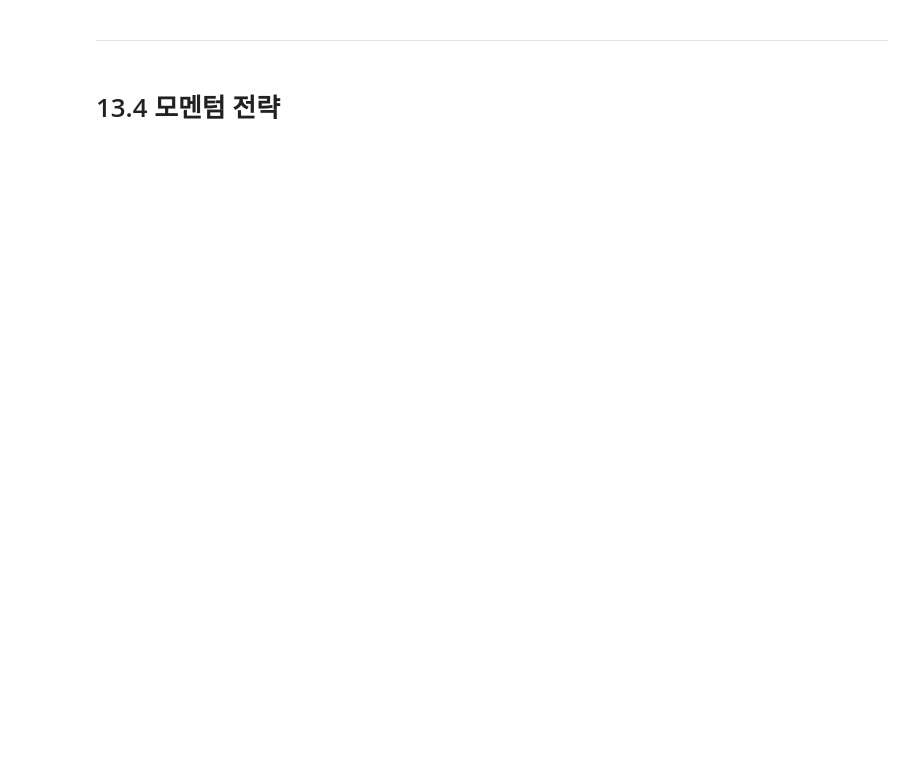
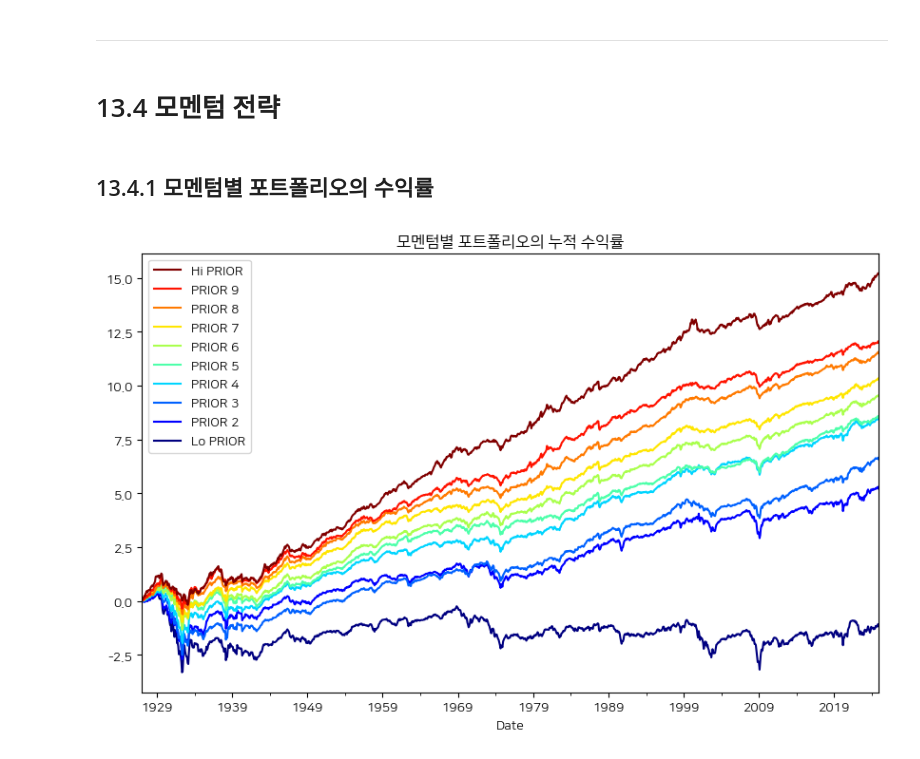
Before and after one commit to Glesep/Quant, a Jupyter notebook: chap_13/chap13.ipynb, the cells around one changed output. Cells and saved outputs as stored; diff of their text form; code cells hidden in the pictures; blank space fills up the shorter version.

```diff
--- a/chap_13/chap13.ipynb
+++ b/chap_13/chap13.ipynb
@@ -225,3 +335,28 @@ data_bind.loc[value_sum_all <= 20]
 ---
 # %% [markdown]
 # 13.4 모멘텀 전략
+# %% [markdown]
+## 13.4.1 모멘텀별 포트폴리오의 수익률
+# %%
+import pandas_datareader.data as web
+import numpy as np
+import matplotlib.pyplot as plt
+from matplotlib import cm
+
+df_mom = web.DataReader('10_Portfolios_Prior_12_2',
+                        'famafrench',
+                        start='1900-01-01')
+df_mom_vw = df_mom[0]
+df_mom_cum = np.log(1 +df_mom_vw / 100).cumsum()
+
+plt.rc('font', family='NanumSquare')
+plt.rc('axes', unicode_minus=False)
+
+df_mom_cum.plot(figsize=(10, 6),
+                colormap=cm.jet,
+                legend='reverse',
+                title='모멘텀별 포트폴리오의 누적 수익률')
+
+plt.show()  # 최근 12개월 수익률이 높을수록 향후에도 지속적으로 수익률이 높음
+# %% [output]
+[figure, added]
```
Also changed, not shown: parts of 26 cells of this notebook.
